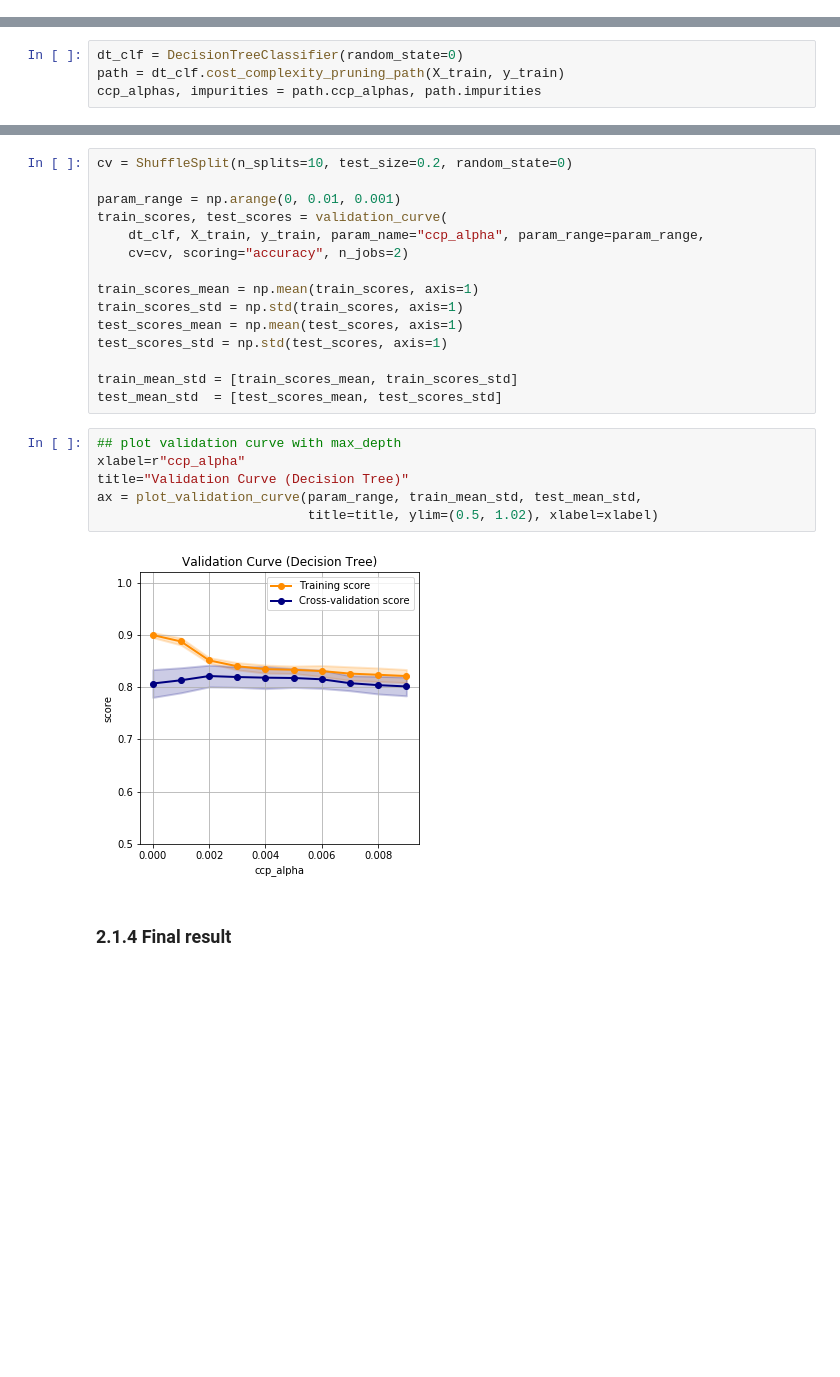
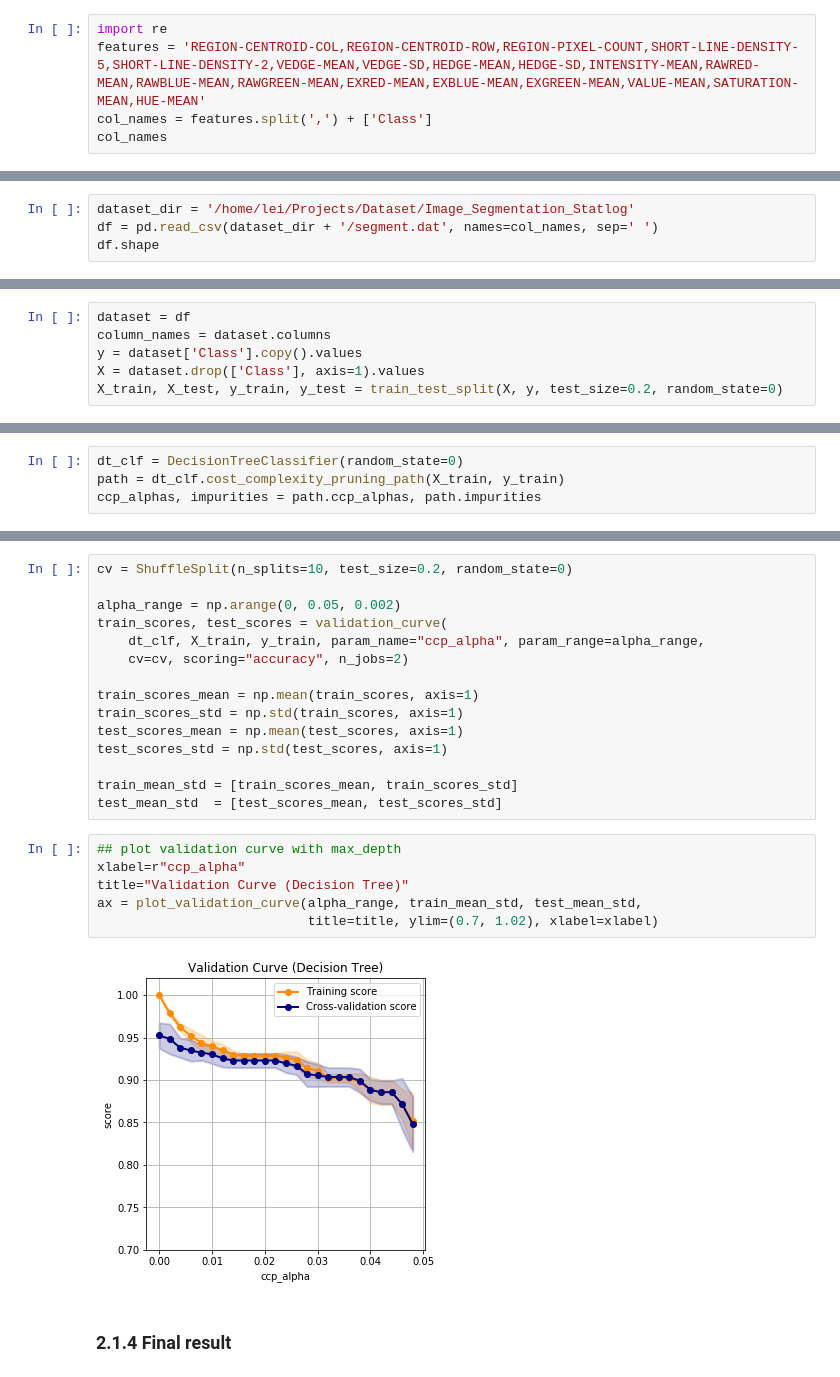
Before and after one commit to shileiphys/CS7641, a Jupyter notebook: HW1-b.ipynb, the cells around one changed output, grey strips where cells are left out. Saved outputs shown, nothing was run; the diff lists cells and outputs as text; blank space fills up the shorter version.

```diff
--- a/HW1-b.ipynb
+++ b/HW1-b.ipynb
@@ -196,0 +188,5 @@ dataset.head()
+# %%
+import re
+features = 'REGION-CENTROID-COL,REGION-CENTROID-ROW,REGION-PIXEL-COUNT,SHORT-LINE-DENSITY-5,SHORT-LINE-DENSITY-2,VEDGE-MEAN,VEDGE-SD,HEDGE-MEAN,HEDGE-SD,INTENSITY-MEAN,RAWRED-MEAN,RAWBLUE-MEAN,RAWGREEN-MEAN,EXRED-MEAN,EXBLUE-MEAN,EXGREEN-MEAN,VALUE-MEAN,SATURATION-MEAN,HUE-MEAN'
+col_names = features.split(',') + ['Class']
+col_names
@@ -196,0 +214,4 @@ dataset.head()
+# %%
+dataset_dir = '/home/lei/Projects/Dataset/Image_Segmentation_Statlog'
+df = pd.read_csv(dataset_dir + '/segment.dat', names=col_names, sep=' ')
+df.shape
@@ -357,6 +392,12 @@ y = dataset['Survived'].copy().values
 X = dataset.drop(['Survived'], axis=1).values
 
 X_train, X_test, y_train, y_test = train_test_split(X, y, test_size=0.1, random_state=0)
+# %%
+dataset = df
+column_names = dataset.columns
+y = dataset['Class'].copy().values
+X = dataset.drop(['Class'], axis=1).values
+X_train, X_test, y_train, y_test = train_test_split(X, y, test_size=0.2, random_state=0)
 # %%
 dataset.shape, X_train.shape, X_test.shape
 # %% [output]
@@ -536,9 +578,9 @@ plt.show()
 # %%
 cv = ShuffleSplit(n_splits=10, test_size=0.2, random_state=0)
 
-param_range = np.arange(0, 0.01, 0.001)
+alpha_range = np.arange(0, 0.05, 0.002)
 train_scores, test_scores = validation_curve(
-    dt_clf, X_train, y_train, param_name="ccp_alpha", param_range=param_range,
+    dt_clf, X_train, y_train, param_name="ccp_alpha", param_range=alpha_range,
     cv=cv, scoring="accuracy", n_jobs=2)
 
 train_scores_mean = np.mean(train_scores, axis=1)
@@ -551,11 +593,11 @@ test_mean_std  = [test_scores_mean, test_scores_std]
 # %%
 ## plot validation curve with max_depth
 xlabel=r"ccp_alpha"
 title="Validation Curve (Decision Tree)"
-ax = plot_validation_curve(param_range, train_mean_std, test_mean_std,
-                           title=title, ylim=(0.5, 1.02), xlabel=xlabel)
+ax = plot_validation_curve(alpha_range, train_mean_std, test_mean_std,
+                           title=title, ylim=(0.7, 1.02), xlabel=xlabel)
 # %% [output]
-[figure, old version]
+[figure, new version]
 # %% [markdown]
 ### 2.1.4 Final result
 # %%
```
Also changed, not shown: parts of 78 cells of this notebook.
